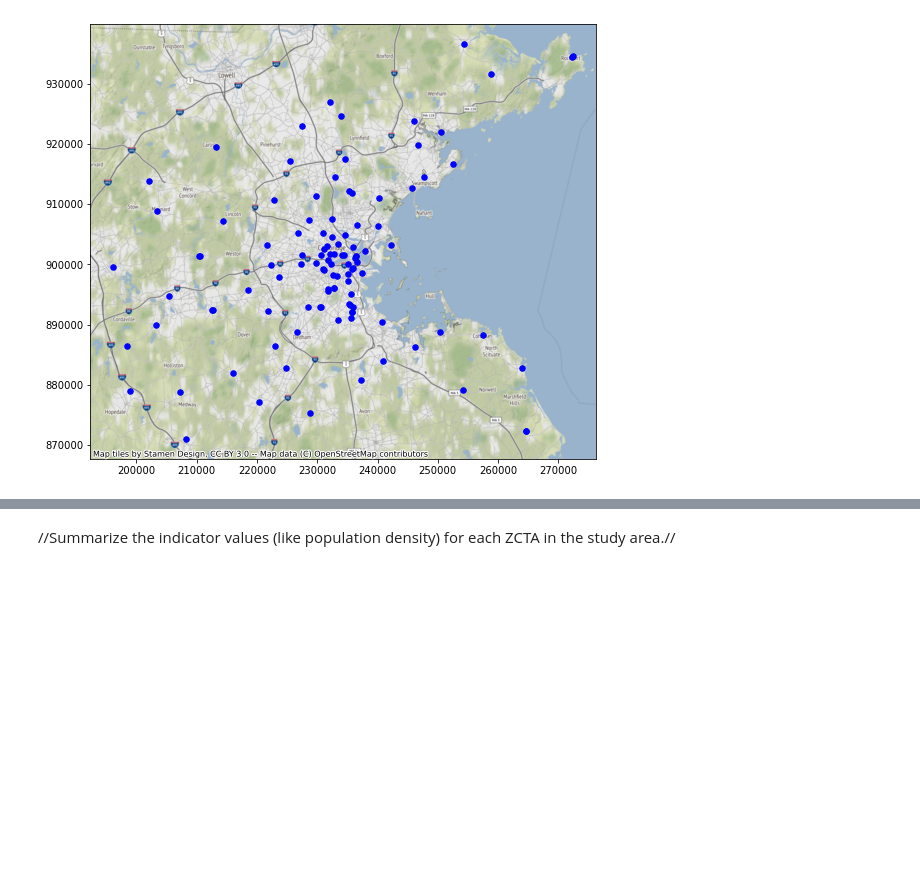
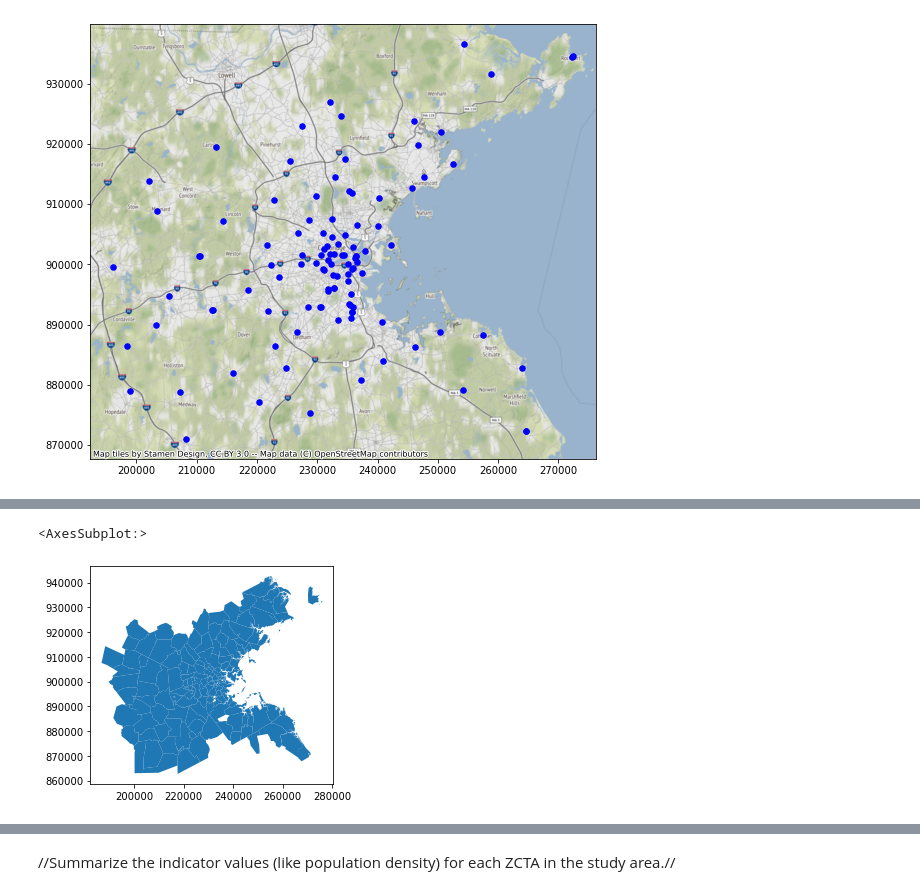
Before and after one commit to finashort/uep239-final-project, a Jupyter notebook: UEP239Final.ipynb, the cells around one changed output, grey strips where cells are left out. Drawn from its saved outputs; the diff is of its cells as text; code cells hidden in the pictures; blank space fills up the shorter version.

```diff
--- a/UEP239Final.ipynb
+++ b/UEP239Final.ipynb
@@ -534,0 +539,17 @@ census
+# %%
+#remove extra letters from first part of string so the columns will match
+age_subset['ZCTA5CE10'] = age_subset['NAME'].apply(lambda x:int(x[5:]))
+# %%
+#I also will need both zip code columns to be type numeric
+zctas_clipped['ZCTA5CE10']=pd.to_numeric(zctas_clipped['ZCTA5CE10'])
+age_subset['NAME']=pd.to_numeric(zctas_clipped['ZCTA5CE10'])
+# %%
+#join table to original zctas df that is the same shape
+agedf = zctas_clipped.merge(age_subset, how='left', on='ZCTA5CE10')
+# %%
+#clip to Boston again & plot for sanity check
+zcta_bos2 = agedf[agedf.centroid.within(mpo['geometry'][10])]
+zcta_bos2.plot()
+# %% [output]
+<AxesSubplot:>
+[figure, added]
```
Also changed, not shown: parts of 17 cells of this notebook.
